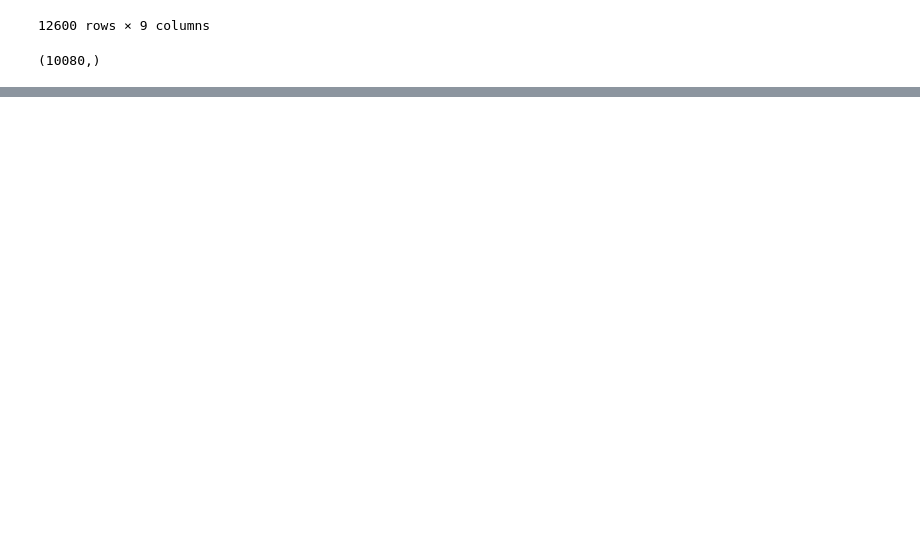
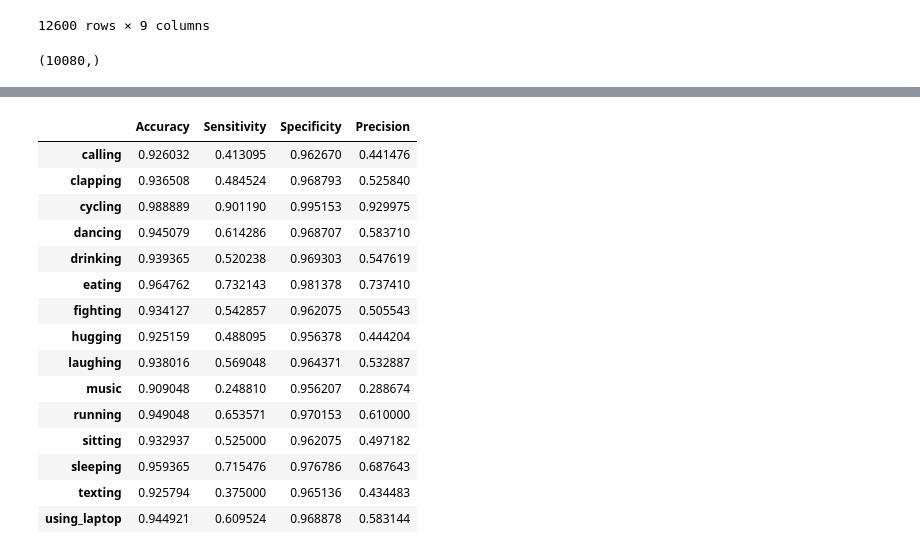
Before and after one commit to Vatsal-Sharma2003/HUMAN-POSE-ESTIMATION-USING-MACHINE-LEARNING, a Jupyter notebook: XGBoost.ipynb, the cells around one changed output, grey strips where cells are left out. Cells and saved outputs as stored; diff of their text form; code cells hidden in the pictures; blank space fills up the shorter version.

```diff
--- a/XGBoost.ipynb
+++ b/XGBoost.ipynb
@@ -158,0 +268,59 @@ Classification Report:
+# %%
+def class_specific_metrics(cm, class_labels = labels):
+
+    # Initialize dictionaries to hold metrics for each class
+    accuracy = {}
+    sensitivity = {}
+    specificity = {}
+    precision = {}
+
+    for idx, label in enumerate(class_labels):
+        # True positives
+        TP = cm[idx, idx]
+
+        # False positives
+        FP = cm[:, idx].sum() - TP
+
+        # False negatives
+        FN = cm[idx, :].sum() - TP
+
+        # True negatives
+        TN = cm.sum() - (TP + FP + FN)
+
+        # Calculate metrics
+        accuracy[label] = (TP + TN) / cm.sum()
+        sensitivity[label] = TP / (TP + FN) if (TP + FN) != 0 else 0
+        specificity[label] = TN / (TN + FP) if (TN + FP) != 0 else 0
+        precision[label] = TP / (TP + FP) if (TP + FP) != 0 else 0
+
+    metrics_dict = {label: {'Accuracy': accuracy[label],
+                        'Sensitivity': sensitivity[label],
+                        'Specificity': specificity[label],
+                        'Precision': precision[label]}
+                    for label in class_labels}
+
+    # Convert the dictionary to a pandas DataFrame
+    df_metrics = pd.DataFrame.from_dict(metrics_dict, orient='index')
+    df_metrics
+
+    return df_metrics
+# %%
+val_metrics = class_specific_metrics(conf_matrix)
+val_metrics
+# %% [output]
+|  | Accuracy | Sensitivity | Specificity | Precision |
+| calling | 0.926032 | 0.413095 | 0.962670 | 0.441476 |
+| clapping | 0.936508 | 0.484524 | 0.968793 | 0.525840 |
+| cycling | 0.988889 | 0.901190 | 0.995153 | 0.929975 |
+| dancing | 0.945079 | 0.614286 | 0.968707 | 0.583710 |
+| drinking | 0.939365 | 0.520238 | 0.969303 | 0.547619 |
+| eating | 0.964762 | 0.732143 | 0.981378 | 0.737410 |
+| fighting | 0.934127 | 0.542857 | 0.962075 | 0.505543 |
+| hugging | 0.925159 | 0.488095 | 0.956378 | 0.444204 |
+| laughing | 0.938016 | 0.569048 | 0.964371 | 0.532887 |
+| music | 0.909048 | 0.248810 | 0.956207 | 0.288674 |
+| running | 0.949048 | 0.653571 | 0.970153 | 0.610000 |
+| sitting | 0.932937 | 0.525000 | 0.962075 | 0.497182 |
+| sleeping | 0.959365 | 0.715476 | 0.976786 | 0.687643 |
+| texting | 0.925794 | 0.375000 | 0.965136 | 0.434483 |
+| using_laptop | 0.944921 | 0.609524 | 0.968878 | 0.583144 |
```
Also changed, not shown: parts of 8 cells of this notebook, 1 other file.
